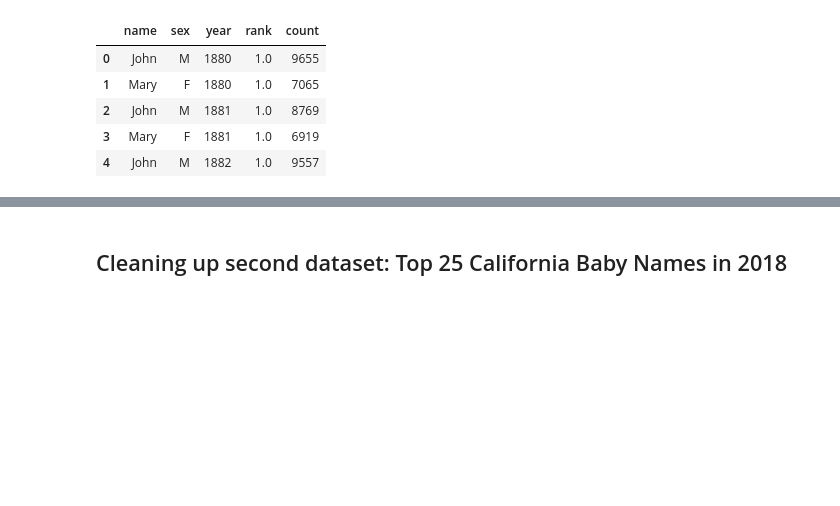
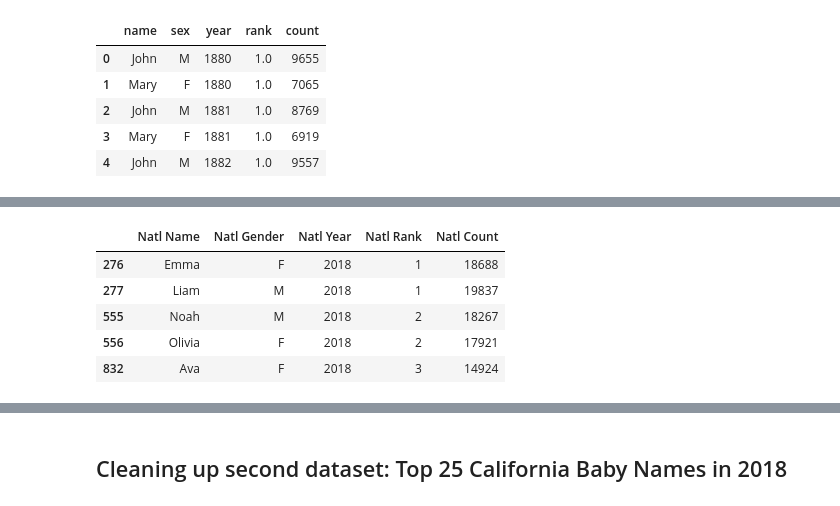
Before and after one commit to teresaflicek/Baby-Names-ETL, a Jupyter notebook: Baby_Names.ipynb, the cells around one changed output, grey strips where cells are left out. Saved outputs shown, nothing was run; the diff lists cells and outputs as text; code cells hidden in the pictures; blank space fills up the shorter version.

```diff
--- a/Baby_Names.ipynb
+++ b/Baby_Names.ipynb
@@ -58,0 +69,11 @@ TypeError: '<=' not supported between instances of 'method' and 'int'
+# %%
+#rename the columns
+top_nat_names = top_nat_names.rename(columns={"name": "Natl Name", "sex": "Natl Gender", "year":"Natl Year", "rank":"Natl Rank", "count":"Natl Count"}).copy()
+top_nat_names.head()
+# %% [output]
+|  | Natl Name | Natl Gender | Natl Year | Natl Rank | Natl Count |
+| 276 | Emma | F | 2018 | 1 | 18688 |
+| 277 | Liam | M | 2018 | 1 | 19837 |
+| 555 | Noah | M | 2018 | 2 | 18267 |
+| 556 | Olivia | F | 2018 | 2 | 17921 |
+| 832 | Ava | F | 2018 | 3 | 14924 |
```
Also changed, not shown: parts of 11 cells of this notebook.
